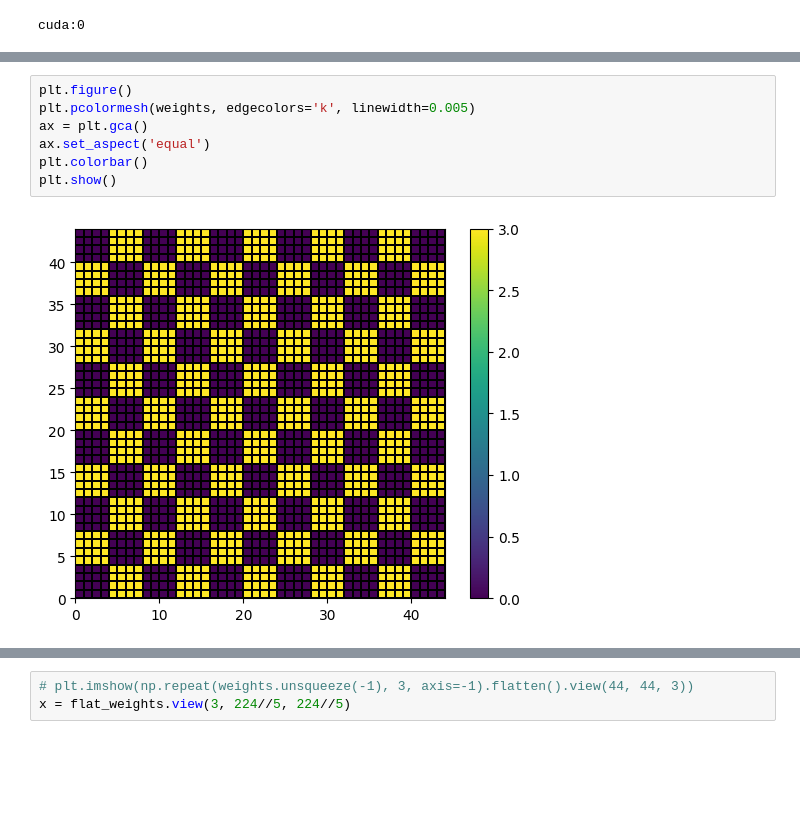
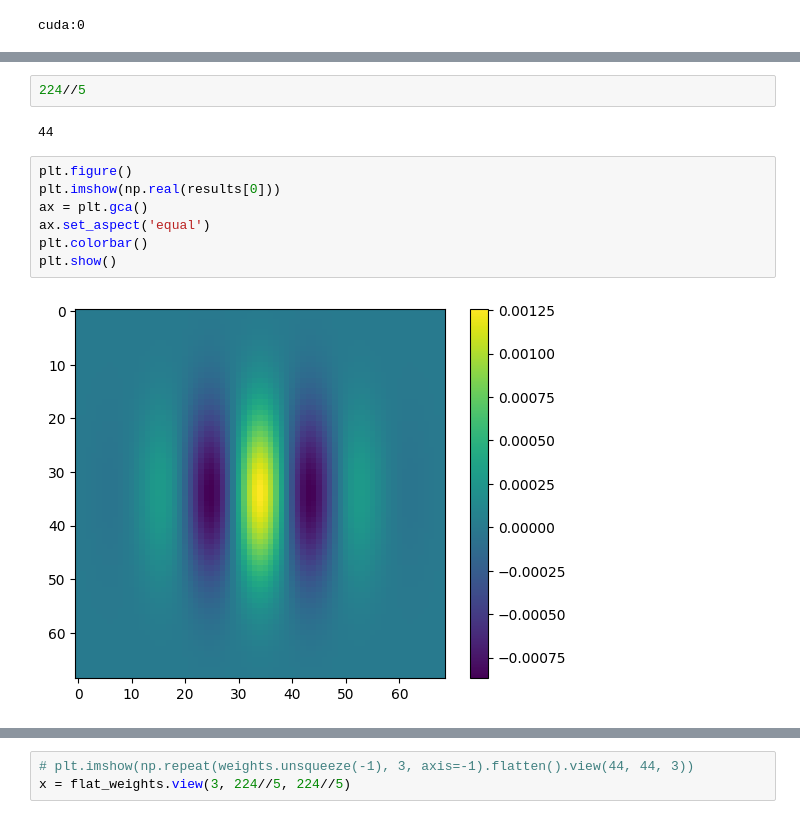
Before and after one commit to smithlindsay/mine-pytorch, a Jupyter notebook: notebooks/gaborfilter.ipynb, the cells around one changed output, grey strips where cells are left out. Drawn from its saved outputs; the diff is of its cells as text; blank space fills up the shorter version.

```diff
--- a/notebooks/gaborfilter.ipynb
+++ b/notebooks/gaborfilter.ipynb
@@ -57,9 +83,13 @@ for i in range(0, image_dim, mask_size):
-# %%
-plt.figure()
-plt.pcolormesh(weights, edgecolors='k', linewidth=0.005)
-ax = plt.gca()
-ax.set_aspect('equal')
-plt.colorbar()
-plt.show()
-# %% [output]
-[figure, removed]
+# %%
+224//5
+# %% [output]
+44
+# %%
+plt.figure()
+plt.imshow(np.real(results[0]))
+ax = plt.gca()
+ax.set_aspect('equal')
+plt.colorbar()
+plt.show()
+# %% [output]
+[figure, added]
```
Also changed, not shown: parts of 25 cells of this notebook, 28 other files.
